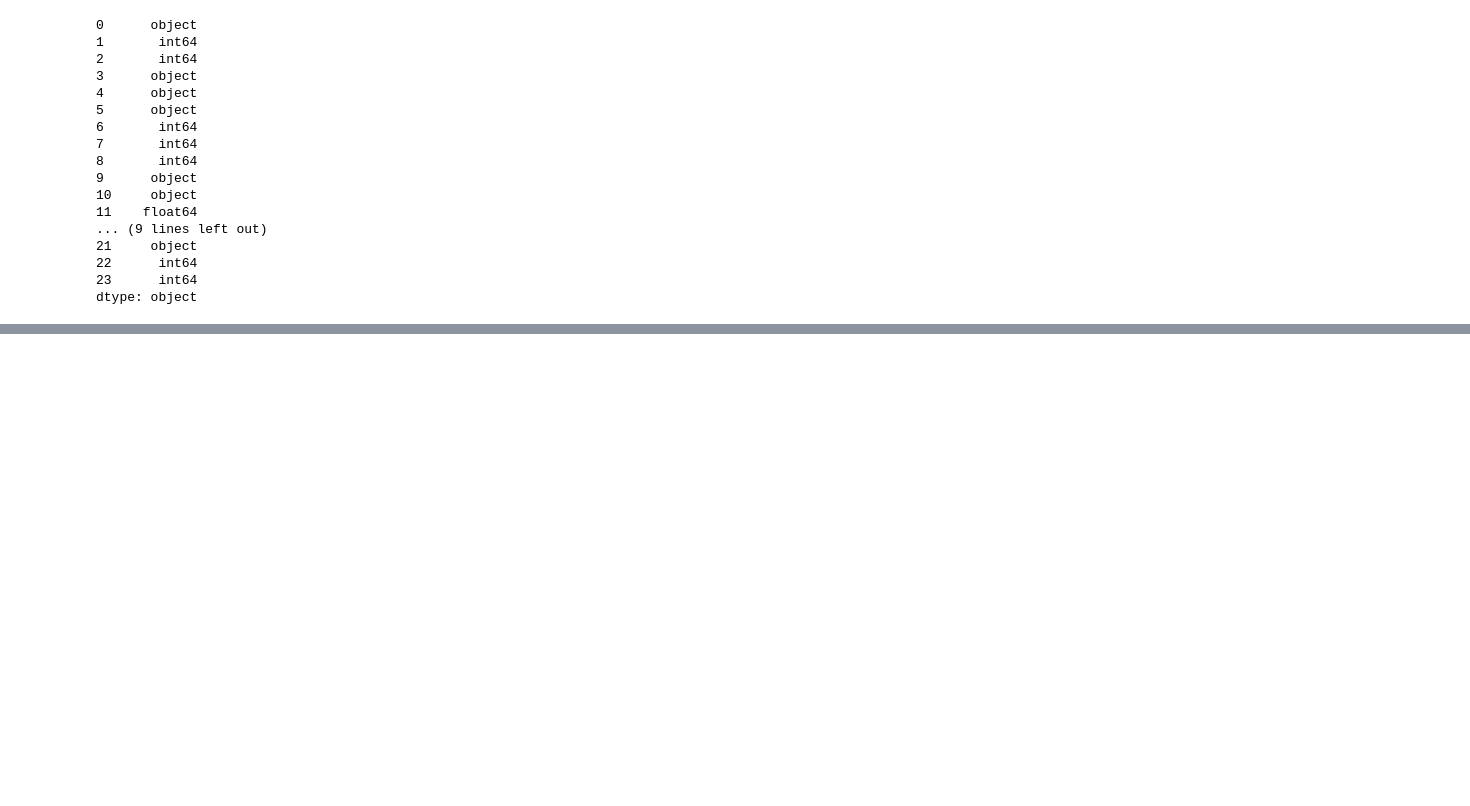
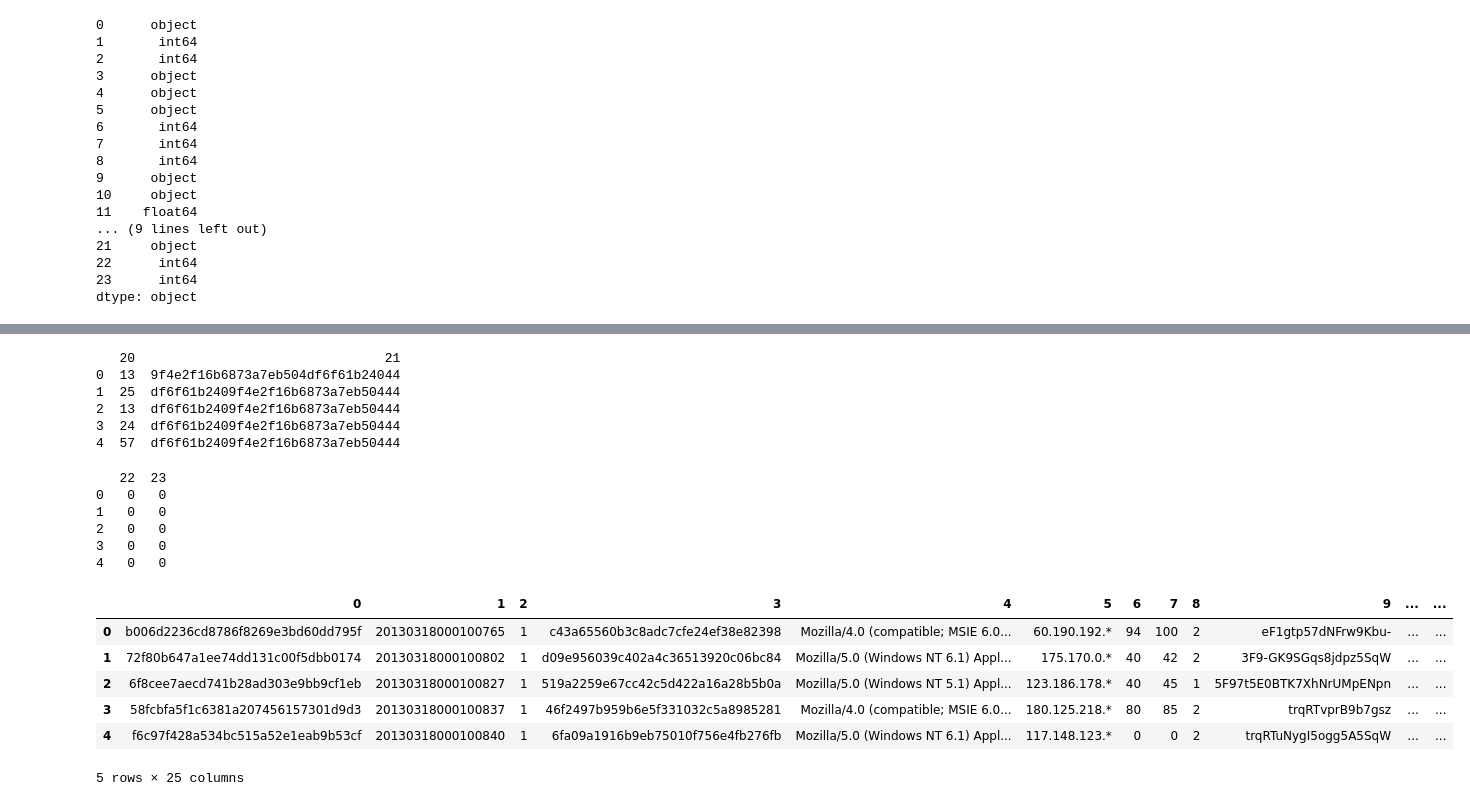
Before and after one commit to yujinlee0130/realtime_bidding, a Jupyter notebook: temp.ipynb, the cells around one changed output, grey strips where cells are left out. Drawn from its saved outputs; the diff is of its cells as text; code cells hidden in the pictures; blank space fills up the shorter version.

```diff
--- a/temp.ipynb
+++ b/temp.ipynb
@@ -261,0 +323,30 @@ dtype: object
+# %%
+print(df1.iloc[:5, [20, 21]])
+# %% [output]
+   20                                21
+0  13  9f4e2f16b6873a7eb504df6f61b24044
+1  25  df6f61b2409f4e2f16b6873a7eb50444
+2  13  df6f61b2409f4e2f16b6873a7eb50444
+3  24  df6f61b2409f4e2f16b6873a7eb50444
+4  57  df6f61b2409f4e2f16b6873a7eb50444
+# %%
+print(df1.iloc[:5, [22, 23]])
+# %% [output]
+   22  23
+0   0   0
+1   0   0
+2   0   0
+3   0   0
+4   0   0
+# %%
+# insert 0s in the 23rd and 24th position (col index 22 and 23)
+df1.insert(22, '22_new', 0)
+df1.head()
+# %% [output]
+|  | 0 | 1 | 2 | 3 | 4 | 5 | 6 | 7 | 8 | 9 | ... | ... |
+| 0 | b006d2236cd8786f8269e3bd60dd795f | 20130318000100765 | 1 | c43a65560b3c8adc7cfe24ef38e82398 | Mozilla/4.0 (compatible; MSIE 6.0... | 60.190.192.* | 94 | 100 | 2 | eF1gtp57dNFrw9Kbu- | ... | ... |
+| 1 | 72f80b647a1ee74dd131c00f5dbb0174 | 20130318000100802 | 1 | d09e956039c402a4c36513920c06bc84 | Mozilla/5.0 (Windows NT 6.1) Appl... | 175.170.0.* | 40 | 42 | 2 | 3F9-GK9SGqs8jdpz5SqW | ... | ... |
+| 2 | 6f8cee7aecd741b28ad303e9bb9cf1eb | 20130318000100827 | 1 | 519a2259e67cc42c5d422a16a28b5b0a | Mozilla/5.0 (Windows NT 5.1) Appl... | 123.186.178.* | 40 | 45 | 1 | 5F97t5E0BTK7XhNrUMpENpn | ... | ... |
+| 3 | 58fcbfa5f1c6381a207456157301d9d3 | 20130318000100837 | 1 | 46f2497b959b6e5f331032c5a8985281 | Mozilla/4.0 (compatible; MSIE 6.0... | 180.125.218.* | 80 | 85 | 2 | trqRTvprB9b7gsz | ... | ... |
+| 4 | f6c97f428a534bc515a52e1eab9b53cf | 20130318000100840 | 1 | 6fa09a1916b9eb75010f756e4fb276fb | Mozilla/5.0 (Windows NT 6.1) Appl... | 117.148.123.* | 0 | 0 | 2 | trqRTuNygI5ogg5A5SqW | ... | ... |
+5 rows × 25 columns
```
Also changed, not shown: parts of 21 cells of this notebook, 3 other files.
